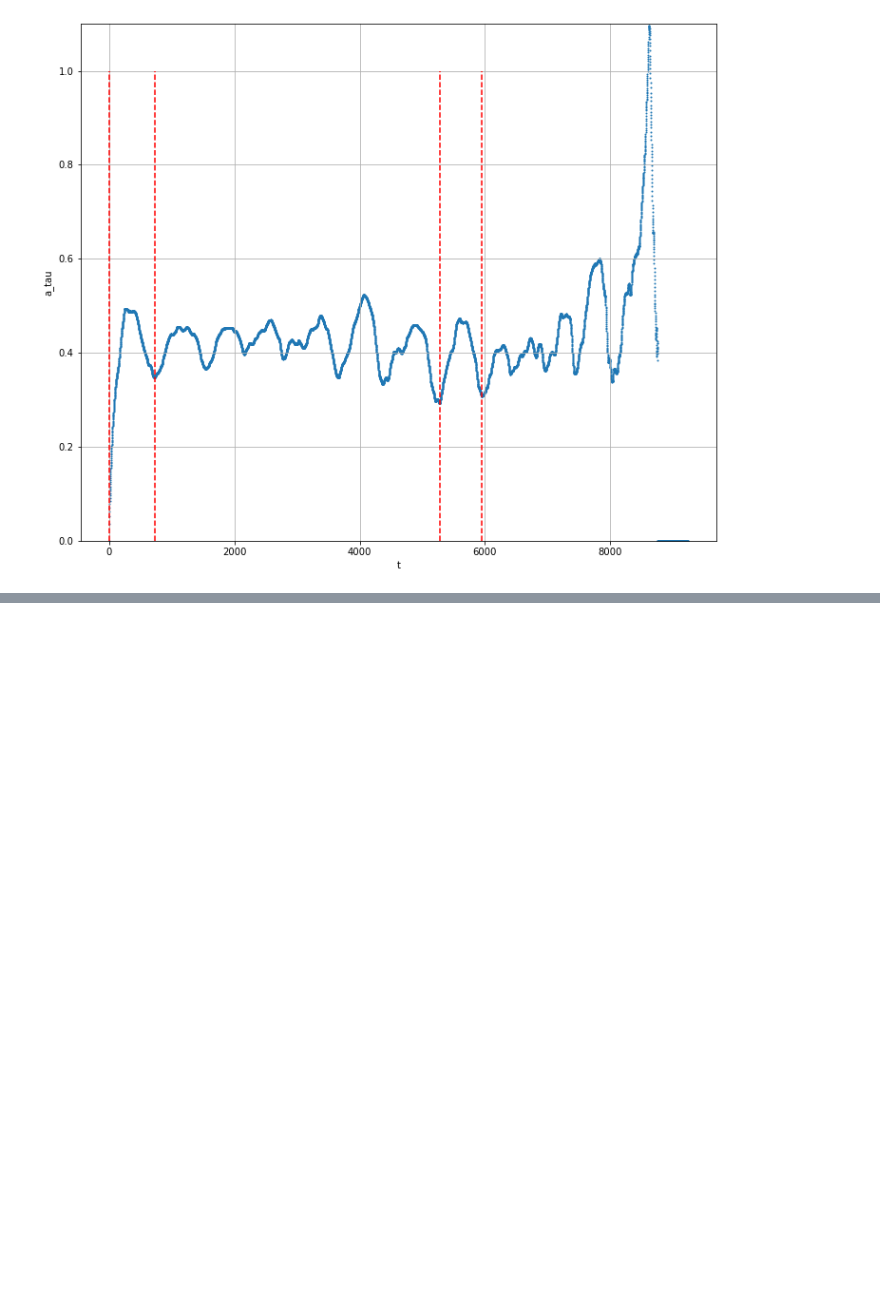
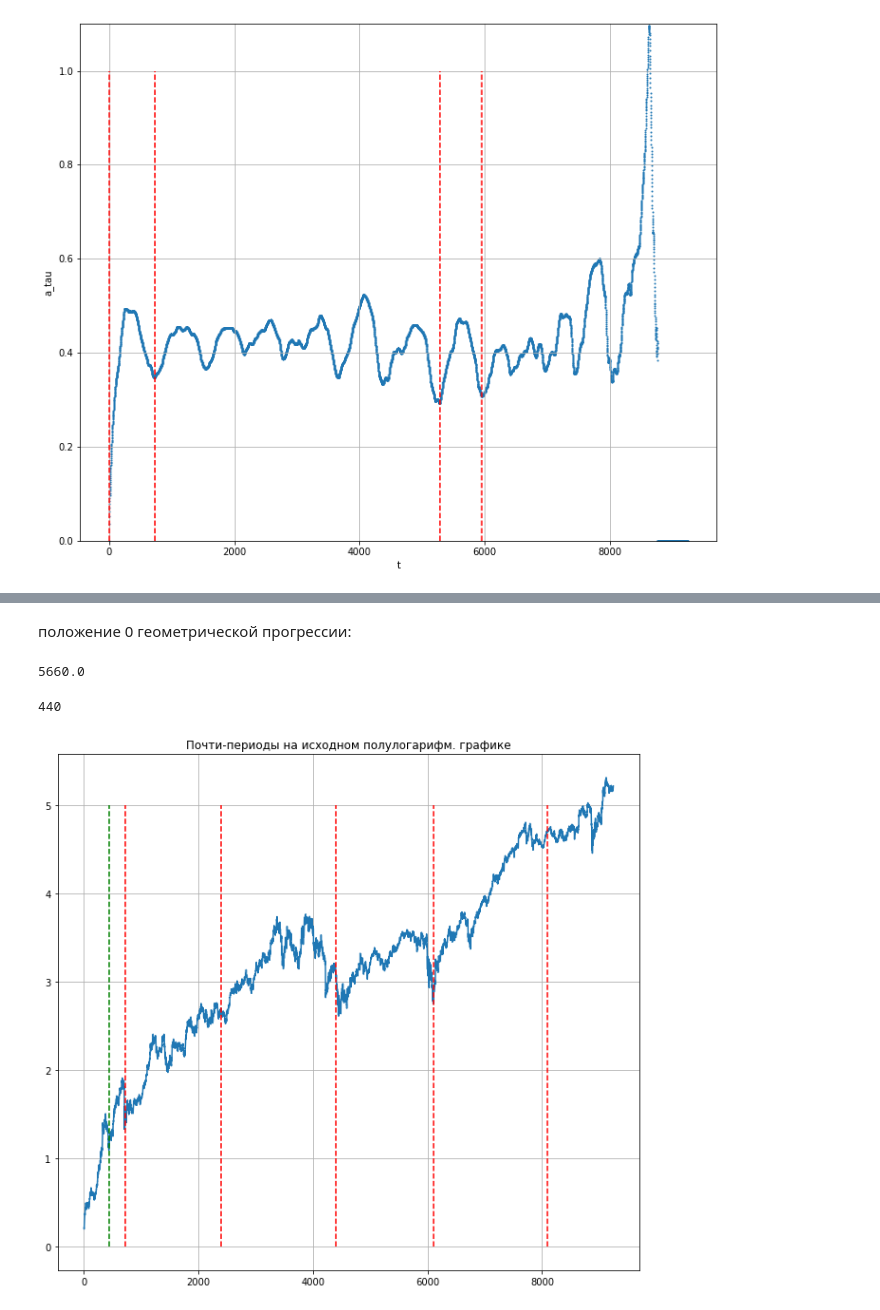
Before and after one commit to ValeriaGruzilova/-, a Jupyter notebook: Disney_analisys.ipynb, the cells around one changed output, grey strips where cells are left out. Saved outputs shown, nothing was run; the diff lists cells and outputs as text; code cells hidden in the pictures; blank space fills up the shorter version.

```diff
--- a/Disney_analisys.ipynb
+++ b/Disney_analisys.ipynb
@@ -416,0 +396,21 @@ for border in borders_semilog:
+# %% [markdown]
+положение 0 геометрической прогрессии:
+# %%
+(6100-723) / 19 * 20
+# %% [output]
+5660.0
+# %%
+polozhenie_0 = 6100 - 5660
+polozhenie_0
+# %% [output]
+440
+# %%
+plt.figure(figsize=(11, 10))
+plt.plot(disney.t, np.log(disney.Close))
+plt.title('Почти-периоды на исходном полулогарифм. графике')
+plt.grid()
+for border in borders_semilog:
+    plt.vlines(border, 0, 5, color = 'r', linestyle='--')
+plt.vlines(polozhenie_0, 0, 5, color = 'g', linestyle='--');
+# %% [output]
+[figure, added]
```
Also changed, not shown: parts of 10 cells of this notebook, 2 other files.
